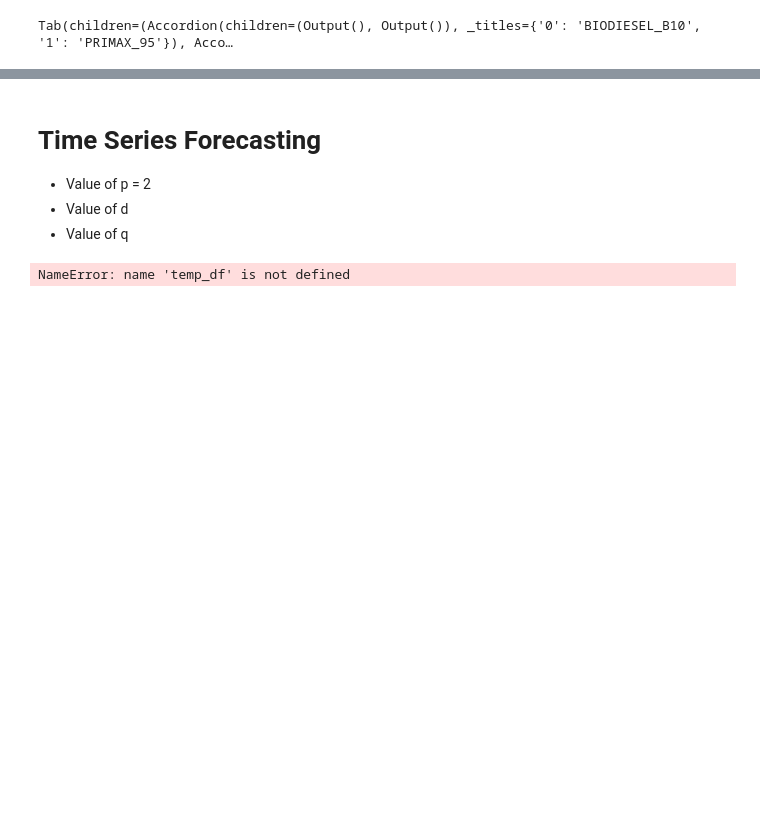
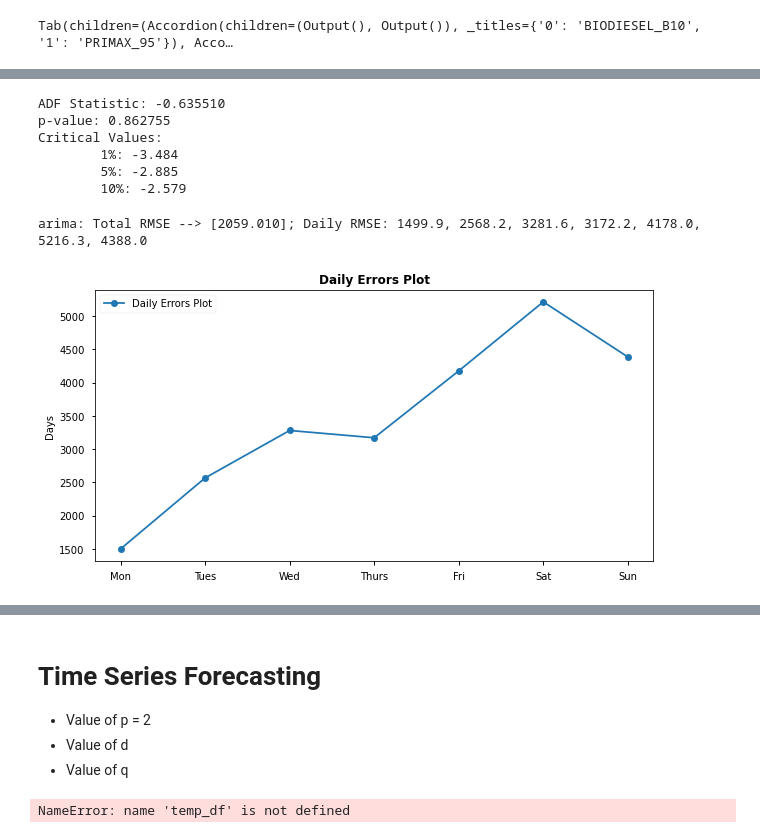
Before and after one commit to KewJS/Time_Series_Forecasting, a Jupyter notebook: Analysis.ipynb, the cells around one changed output, grey strips where cells are left out. Cells and saved outputs as stored; diff of their text form; code cells hidden in the pictures; blank space fills up the shorter version.

```diff
--- a/Analysis.ipynb
+++ b/Analysis.ipynb
@@ -275,0 +413,63 @@ with accordions[section].children[3]:
+# %%
+model_df = analysis.data['biodiesel_df'].loc[analysis.data['biodiesel_df']['District']=="Sitiawan"]
+model_df = model_df[['Prod_Sales']]
+
+result = adfuller(model_df['Prod_Sales'])
+print('ADF Statistic: %f' % result[0])
+print('p-value: %f' % result[1])
+print('Critical Values:')
+
+for key, value in result[4].items():
+    print('\t%s: %.3f' % (key, value))
+
+# if result[1] > 0.05:
+#     print("Time series is not stationary, applied differencing ...")
+#     series = difference(model_df['Prod_Sales'])
+# elif result[1] < 0.05:
+#     print("Time series is stationary, no differencing is required!")
+#     series = model_df['Prod_Sales']
+# else:
+#     print("P-value is not valid ...")
+#     pass
+
+series = model_df['Prod_Sales'].values
+train_size = int(len(series) * 0.8)
+
+def split_dataset(data, y_var, data_series, n_test):
+    train, test = data[y_var][0: n_test], data[y_var][n_test: len(data)]
+
+    test_series, test_series = data_series[0: n_test], data_series[n_test: len(data_series)]
+    train_series = np.array(np.array_split(train, round(len(train)/7)))
+    test_series = np.array(np.array_split(test, round(len(test)/7)))
+    return train, test, train_series, test_series
+
+train, test, train_series, test_series = split_dataset(model_df, "Prod_Sales", series, train_size)
+# %% [output]
+ADF Statistic: -0.635510
+p-value: 0.862755
+Critical Values:
+        1%: -3.484
+        5%: -2.885
+        10%: -2.579
+# %%
+N_TEST = round(model_df.shape[0] * 0.60)
+
+orders = list()
+arima_order = (1,0,0)
+orders.extend([arima_order])
+
+models = dict()
+models['arima'] = arima_forecast
+colors = list()
+colors.extend(['red','blue'])
+
+days = ['Mon', 'Tues', 'Wed', 'Thurs', 'Fri', 'Sat', 'Sun']
+# %%
+score, scores, predictions = evaluate_model(model_func=arima_forecast, train=train_series, test=test_series, orders=arima_order)
+prediction_simulations = evaluate_algorithms(models, orders, train=train_series, test=test_series)
+# %% [output]
+arima: Total RMSE --> [2059.010]; Daily RMSE: 1499.9, 2568.2, 3281.6, 3172.2, 4178.0, 5216.3, 4388.0
+# %%
+daily_errors_plot(days, scores, "Daily Errors Plot")
+# %% [output]
+[figure, added]
```
Also changed, not shown: parts of 18 cells of this notebook, 22 other files.
